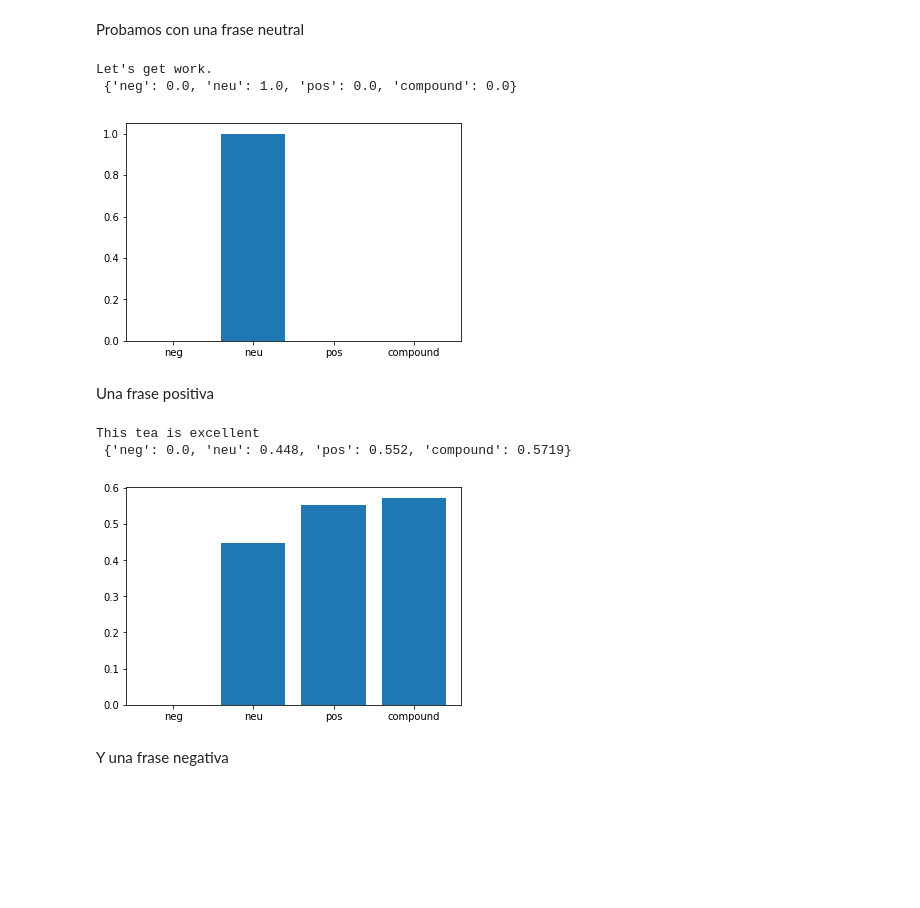
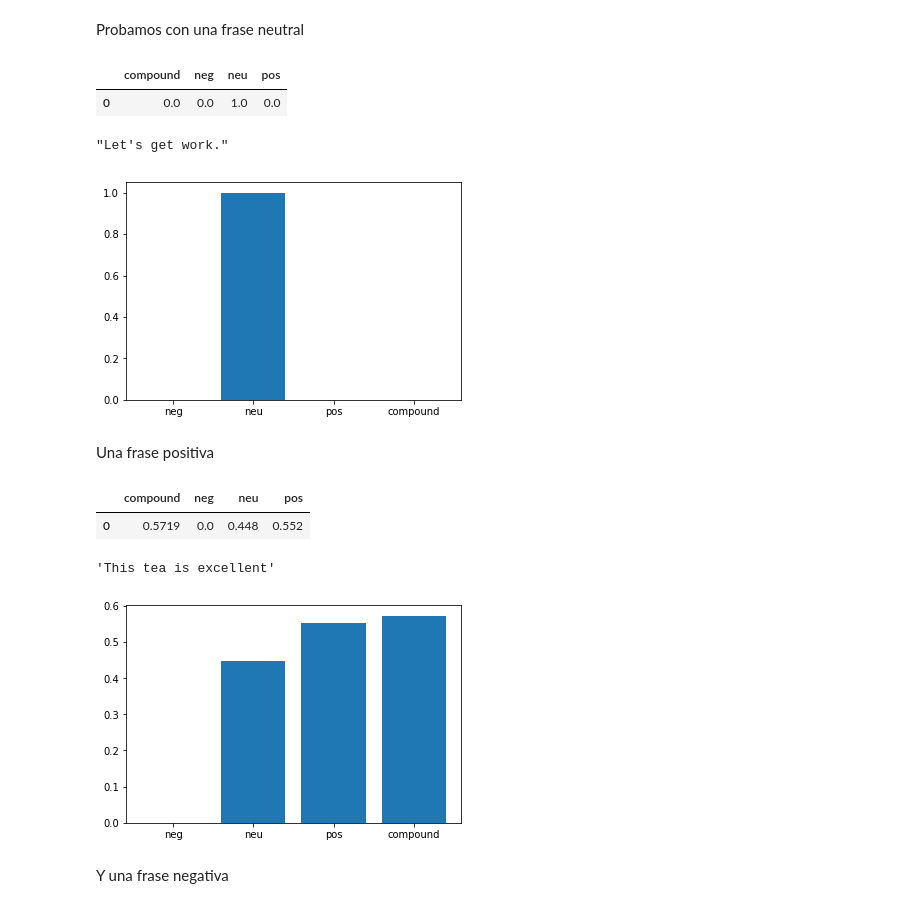
Before and after one commit to jaimevalero/python-machine-learning-book-2nd-edition, a Jupyter notebook: ejercicios/Ejercicio 16 - Sentiment Analisys.ipynb, the cells around one changed output. Drawn from its saved outputs; the diff is of its cells as text; code cells hidden in the pictures; blank space fills up the shorter version.

```diff
--- a/ejercicios/Ejercicio 16 - Sentiment Analisys.ipynb
+++ b/ejercicios/Ejercicio 16 - Sentiment Analisys.ipynb
@@ -37,33 +37,38 @@ Probamos con una frase neutral
 # %%
 from vaderSentiment.vaderSentiment import SentimentIntensityAnalyzer
 import pandas as pd
+from IPython.core.display import HTML
+
 FRASE="Let's get work."
 
 puntuacion = SentimentIntensityAnalyzer().polarity_scores(FRASE)
 
-print( FRASE , "\n",puntuacion)
+display(pd.DataFrame([puntuacion]), FRASE)
 
 mostrar_grafica(puntuacion)
 # %% [output]
+|  | compound | neg | neu | pos |
+| 0 | 0.0 | 0.0 | 1.0 | 0.0 |
-Let's get work.
- {'neg': 0.0, 'neu': 1.0, 'pos': 0.0, 'compound': 0.0}
+"Let's get work."
 [figure]
 # %% [markdown]
 Una frase positiva
 # %%
 
 from vaderSentiment.vaderSentiment import SentimentIntensityAnalyzer
+from IPython.core.display import HTML
 
 FRASE="This tea is excellent"
 
 puntuacion = SentimentIntensityAnalyzer().polarity_scores(FRASE)
 
-print( FRASE , "\n", puntuacion)
+display(pd.DataFrame([puntuacion]), FRASE)
 
 mostrar_grafica(puntuacion)
 # %% [output]
+|  | compound | neg | neu | pos |
+| 0 | 0.5719 | 0.0 | 0.448 | 0.552 |
-This tea is excellent
- {'neg': 0.0, 'neu': 0.448, 'pos': 0.552, 'compound': 0.5719}
+'This tea is excellent'
 [figure]
 # %% [markdown]
 Y una frase negativa
```
Also changed, not shown: parts of 9 cells of this notebook, 1 other file.
